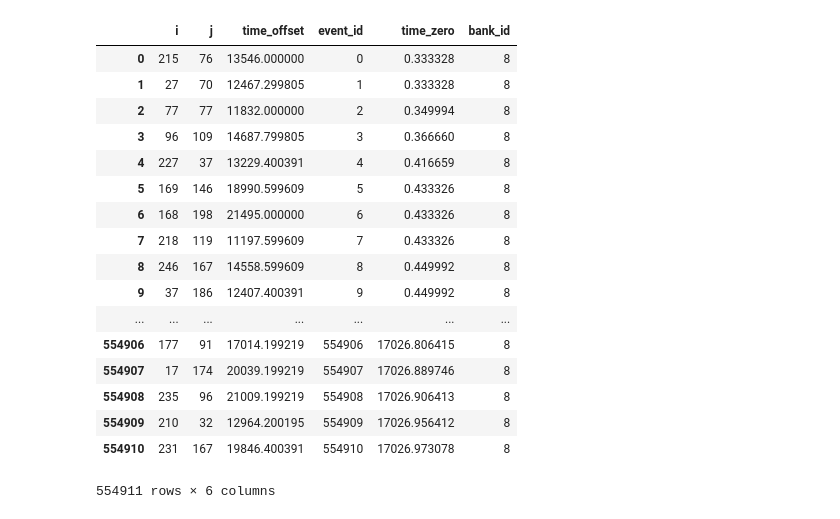
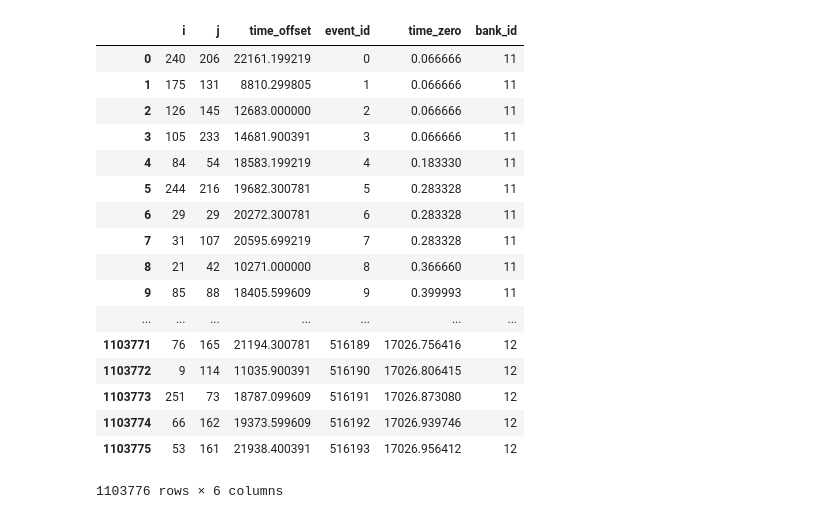
Before and after one commit to ricleal/PythonCode, a Jupyter notebook: Pandas/Mandi_event_filtering.ipynb, the cells around one changed output. Drawn from its saved outputs; the diff is of its cells as text; code cells hidden in the pictures.

```diff
--- a/Pandas/Mandi_event_filtering.ipynb
+++ b/Pandas/Mandi_event_filtering.ipynb
@@ -16,7 +17,7 @@ event_banks = [item for item in f["entry"].values() if isinstance(item, h5py.Gro
 
 df = pd.DataFrame()
 # %%
-for bank in event_banks[-1:]: # For debug use event_banks[-1:]
+for bank in event_banks[:2]: # For debug use event_banks[-1:]
 
     #
     # index is event id, value is pixel_id
@@ -65,51 +66,51 @@ for bank in event_banks[-1:]: # For debug use event_banks[-1:]
     #
     # index is pulse id, value pulse 0 time
     pulse_time_zero = bank["event_time_zero"].value
     pulse_time_zero_with_event = pulse_time_zero[pulse_event_index_step>0] # only where there is a count
     pulse_event_index_with_event = pulse_event_index[pulse_event_index_step>0]
 
     df_tmp2 = pd.DataFrame(
         data= np.column_stack((pulse_event_index_with_event,pulse_time_zero_with_event)),
         columns=['event_id', 'time_zero'],
     )
     df_tmp2.event_id = df_tmp2.event_id.astype(np.int64)
     # Left join
     df_tmp = pd.merge(left=df_tmp,right=df_tmp2, how='left',  left_index = True, right_on='event_id')
     df_tmp = df_tmp.fillna(method='bfill') # fill nans with the value from the next cell
 
 
 
     #
     # get the bank number
     pattern = re.compile(r"/entry/bank(\d+)_events")
     match = pattern.match(bank.name)
     bank_number = int(match.group(1))
 
     #
     # Bank Number
     bank_number_array = np.array([bank_number]*len(df_tmp))
     df_tmp['bank_id'] = bank_number_array
 
     # Append to the final table
     df = df.append(df_tmp, ignore_index = True)
+
+df
+# %% [output]
+|  | i | j | time_offset | event_id | time_zero | bank_id |
+| 0 | 240 | 206 | 22161.199219 | 0 | 0.066666 | 11 |
+| 1 | 175 | 131 | 8810.299805 | 1 | 0.066666 | 11 |
+| 2 | 126 | 145 | 12683.000000 | 2 | 0.066666 | 11 |
+| 3 | 105 | 233 | 14681.900391 | 3 | 0.066666 | 11 |
+| 4 | 84 | 54 | 18583.199219 | 4 | 0.183330 | 11 |
+| 5 | 244 | 216 | 19682.300781 | 5 | 0.283328 | 11 |
+| 6 | 29 | 29 | 20272.300781 | 6 | 0.283328 | 11 |
+| 7 | 31 | 107 | 20595.699219 | 7 | 0.283328 | 11 |
+| 8 | 21 | 42 | 10271.000000 | 8 | 0.366660 | 11 |
+| 9 | 85 | 88 | 18405.599609 | 9 | 0.399993 | 11 |
+| ... | ... | ... | ... | ... | ... | ... |
+| 1103771 | 76 | 165 | 21194.300781 | 516189 | 17026.756416 | 12 |
+| 1103772 | 9 | 114 | 11035.900391 | 516190 | 17026.806415 | 12 |
+| 1103773 | 251 | 73 | 18787.099609 | 516191 | 17026.873080 | 12 |
+| 1103774 | 66 | 162 | 19373.599609 | 516192 | 17026.939746 | 12 |
+| 1103775 | 53 | 161 | 21938.400391 | 516193 | 17026.956412 | 12 |
+1103776 rows × 6 columns
-# %%
-df
-# %% [output]
-|  | i | j | time_offset | event_id | time_zero | bank_id |
-| 0 | 215 | 76 | 13546.000000 | 0 | 0.333328 | 8 |
-| 1 | 27 | 70 | 12467.299805 | 1 | 0.333328 | 8 |
-| 2 | 77 | 77 | 11832.000000 | 2 | 0.349994 | 8 |
-| 3 | 96 | 109 | 14687.799805 | 3 | 0.366660 | 8 |
-| 4 | 227 | 37 | 13229.400391 | 4 | 0.416659 | 8 |
-| 5 | 169 | 146 | 18990.599609 | 5 | 0.433326 | 8 |
-| 6 | 168 | 198 | 21495.000000 | 6 | 0.433326 | 8 |
-| 7 | 218 | 119 | 11197.599609 | 7 | 0.433326 | 8 |
-| 8 | 246 | 167 | 14558.599609 | 8 | 0.449992 | 8 |
-| 9 | 37 | 186 | 12407.400391 | 9 | 0.449992 | 8 |
-| ... | ... | ... | ... | ... | ... | ... |
-| 554906 | 177 | 91 | 17014.199219 | 554906 | 17026.806415 | 8 |
-| 554907 | 17 | 174 | 20039.199219 | 554907 | 17026.889746 | 8 |
-| 554908 | 235 | 96 | 21009.199219 | 554908 | 17026.906413 | 8 |
-| 554909 | 210 | 32 | 12964.200195 | 554909 | 17026.956412 | 8 |
-| 554910 | 231 | 167 | 19846.400391 | 554910 | 17026.973078 | 8 |
-554911 rows × 6 columns
```
Also changed, not shown: parts of 7 cells of this notebook, 1 other file.
